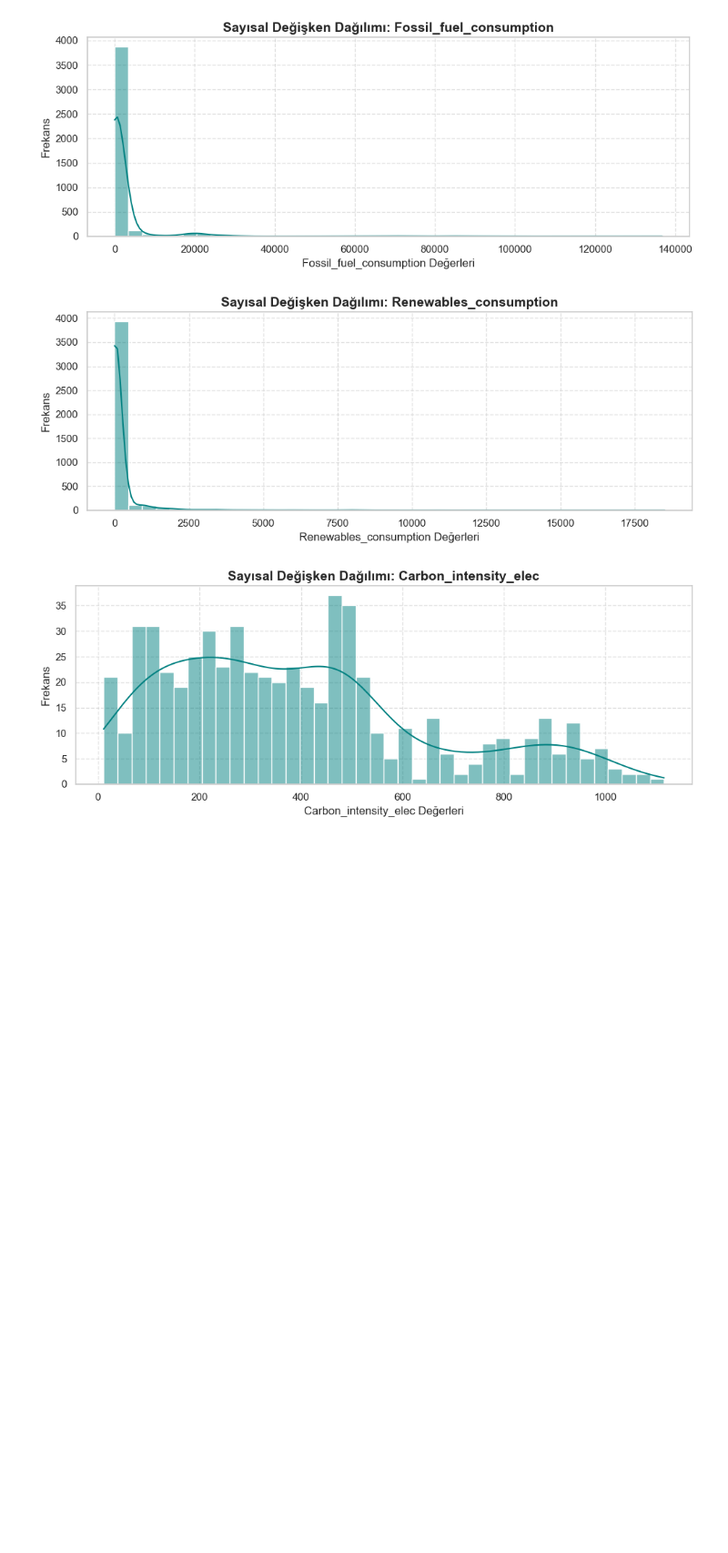
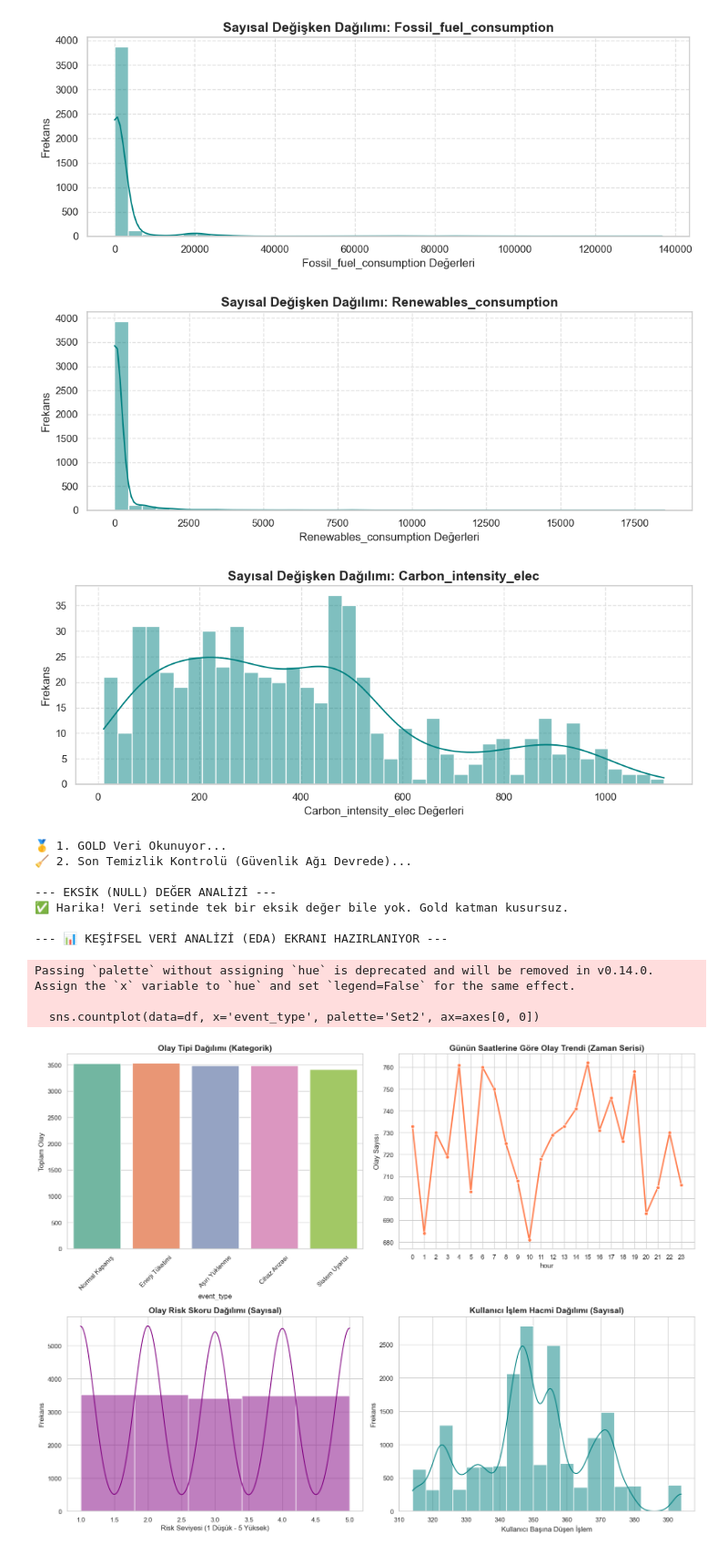
Before and after one commit to MertAlpay1/BuyukVeri, a Jupyter notebook: notebooks/4_Kesifsel_Veri_Analizi_EDA.ipynb, the cells around one changed output. Shown at 91% size. Drawn from its saved outputs; the diff is of its cells as text; code cells hidden in the pictures; blank space fills up the shorter version.

```diff
--- a/notebooks/4_Kesifsel_Veri_Analizi_EDA.ipynb
+++ b/notebooks/4_Kesifsel_Veri_Analizi_EDA.ipynb
@@ -250,3 +164,77 @@ Toplam 4 adet sayısal değişken bulundu. Tüm grafikler sırasıyla çiziliyor
 [figure]
 [figure]
 [figure]
+# %%
+import os
+import pandas as pd
+import matplotlib.pyplot as plt
+import seaborn as sns
+from deltalake import DeltaTable
+
+print("🥇 1. GOLD Veri Okunuyor...")
+current_dir = os.getcwd()
+gold_path = os.path.abspath(os.path.join(current_dir, "..", "data", "gold"))
+df = DeltaTable(gold_path).to_pandas()
+
+print("🧹 2. Son Temizlik Kontrolü (Güvenlik Ağı Devrede)...")
+# Pandas'ın inatçı boşluklarını (NaN, pd.NA, None) türüne göre kesin olarak temizliyoruz
+for col in df.columns:
+    if pd.api.types.is_numeric_dtype(df[col]):
+        df[col] = df[col].fillna(0)
+    else:
+        df[col] = df[col].fillna("Bilinmiyor")
+
+print("\n--- EKSİK (NULL) DEĞER ANALİZİ ---")
+eksik_degerler = df.isnull().sum()
+eksik_sayisi = len(eksik_degerler[eksik_degerler > 0])
+
+if eksik_sayisi == 0:
+    print("✅ Harika! Veri setinde tek bir eksik değer bile yok. Gold katman kusursuz.")
+else:
+    print("❌ Hata: Hala eksik veri var:", eksik_degerler[eksik_degerler > 0])
+
+print("\n--- 📊 KEŞİFSEL VERİ ANALİZİ (EDA) EKRANI HAZIRLANIYOR ---")
+# Grafikler için profesyonel bir tema ve 2x2'lik bir tablo oluşturuyoruz
+sns.set_theme(style="whitegrid")
+fig, axes = plt.subplots(2, 2, figsize=(16, 12))
+
+# 1. Grafik: Kategorik Dağılım (Olay Tipleri)
+sns.countplot(data=df, x='event_type', palette='Set2', ax=axes[0, 0])
+axes[0, 0].set_title("Olay Tipi Dağılımı (Kategorik)", fontsize=14, fontweight='bold')
+axes[0, 0].tick_params(axis='x', rotation=45)
+axes[0, 0].set_ylabel("Toplam Olay")
+
+# 2. Grafik: Zaman Serisi (Saatlik Trend)
+df['hour'] = pd.to_datetime(df['timestamp']).dt.hour
+saatlik = df.groupby('hour').size()
+sns.lineplot(x=saatlik.index, y=saatlik.values, marker="o", color="coral", linewidth=2.5, ax=axes[0, 1])
+axes[0, 1].set_title("Günün Saatlerine Göre Olay Trendi (Zaman Serisi)", fontsize=14, fontweight='bold')
+axes[0, 1].set_xticks(range(0, 24))
+axes[0, 1].set_ylabel("Olay Sayısı")
+
+# 3. Grafik: Sayısal Dağılım (Risk Skoru)
+sns.histplot(data=df, x='event_risk_score', bins=5, kde=True, color='purple', ax=axes[1, 0])
+axes[1, 0].set_title("Olay Risk Skoru Dağılımı (Sayısal)", fontsize=14, fontweight='bold')
+axes[1, 0].set_xlabel("Risk Seviyesi (1 Düşük - 5 Yüksek)")
+axes[1, 0].set_ylabel("Frekans")
+
+# 4. Grafik: Sayısal Dağılım (Kullanıcı İşlem Hacmi)
+sns.histplot(data=df, x='user_event_count', bins=20, kde=True, color='teal', ax=axes[1, 1])
+axes[1, 1].set_title("Kullanıcı İşlem Hacmi Dağılımı (Sayısal)", fontsize=14, fontweight='bold')
+axes[1, 1].set_xlabel("Kullanıcı Başına Düşen İşlem")
+axes[1, 1].set_ylabel("Frekans")
+
+plt.tight_layout()
+plt.show()
+# %% [output]
+🥇 1. GOLD Veri Okunuyor...
+🧹 2. Son Temizlik Kontrolü (Güvenlik Ağı Devrede)...
+
+--- EKSİK (NULL) DEĞER ANALİZİ ---
+✅ Harika! Veri setinde tek bir eksik değer bile yok. Gold katman kusursuz.
+
+--- 📊 KEŞİFSEL VERİ ANALİZİ (EDA) EKRANI HAZIRLANIYOR ---
+Passing `palette` without assigning `hue` is deprecated and will be removed in v0.14.0. Assign the `x` variable to `hue` and set `legend=False` for the same effect.
+
+  sns.countplot(data=df, x='event_type', palette='Set2', ax=axes[0, 0])
+[figure, added]
```
Also changed, not shown: parts of 4 cells of this notebook, 11 other files.
